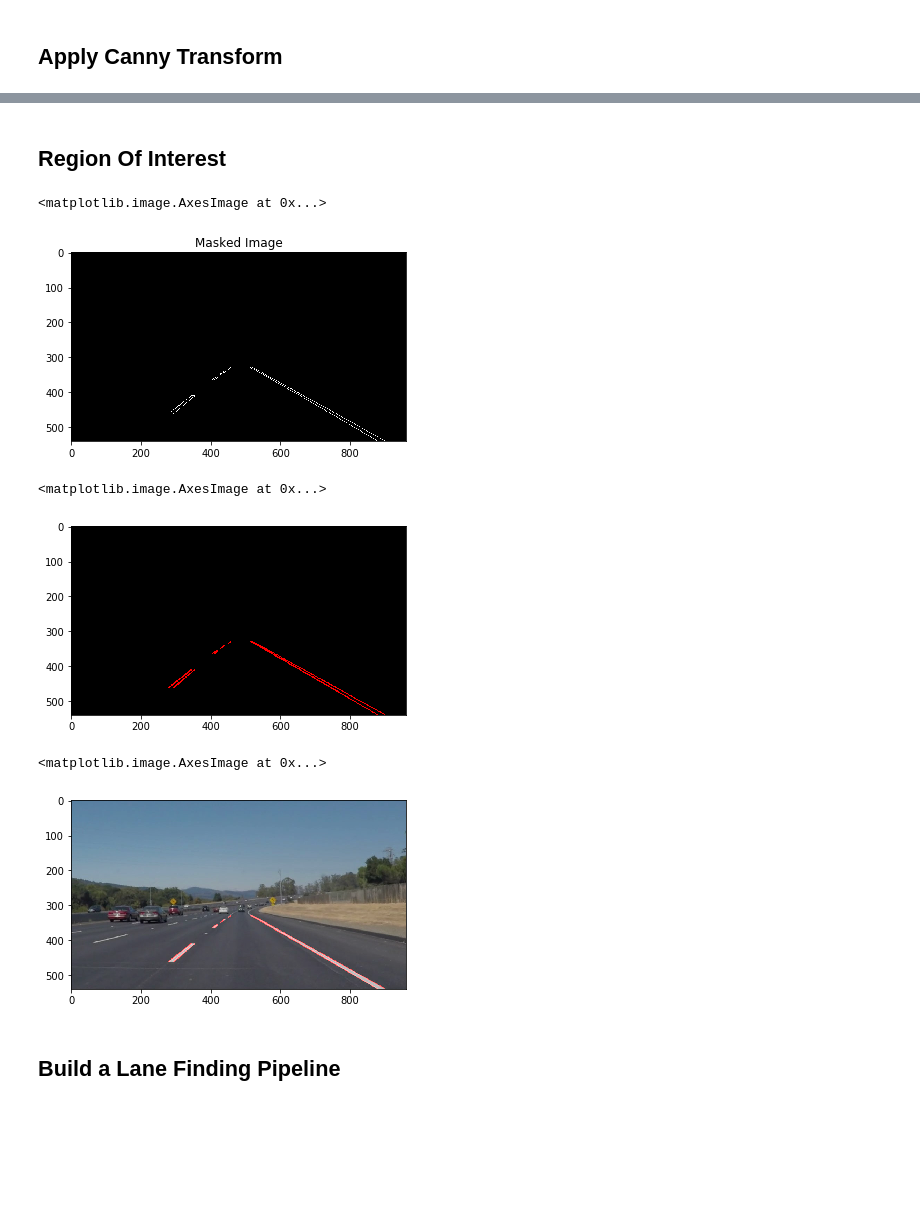
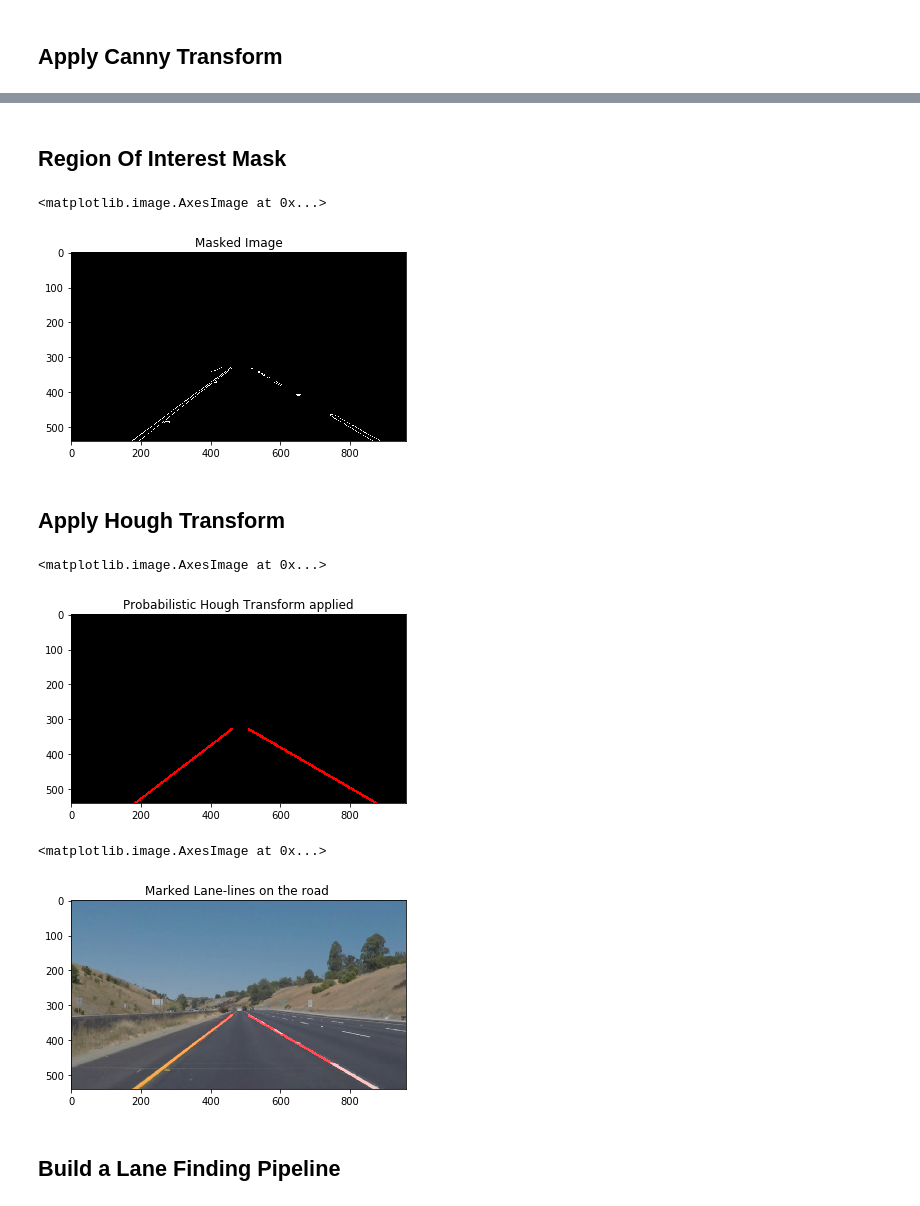
Before and after one commit to aravindk2604/P1_Lane_Lines, a Jupyter notebook: aravind.ipynb, the cells around one changed output, grey strips where cells are left out. Drawn from its saved outputs; the diff is of its cells as text; code cells hidden in the pictures; blank space fills up the shorter version.

```diff
--- a/aravind.ipynb
+++ b/aravind.ipynb
@@ -15,7 +29,7 @@ import cv2
 ## Read in an image
 # %%
 # input image
-image = mpimg.imread('test_images/solidWhiteCurve.jpg')
+image = mpimg.imread('test_images/whiteCarLaneSwitch.jpg')
 
 # print out the stats of the image and plot it
 print('This image is: ', type(image), 'with dimensions: ', image.shape)
@@ -127,9 +191,9 @@ print(c_img.shape)
 # %% [markdown]
-## Region Of Interest
+## Region Of Interest Mask
 # %%
 # define the vertices of the polygon mask
-top_left = [410,330]
-top_right = [550,330]
+top_left = [415,330]
+top_right = [545,330]
 bottom_left = [150,540]
 bottom_right = [900,540]
 polyGon = np.array([[(top_left[0], top_left[1]),\
@@ -141,19 +205,25 @@ plt.title('Masked Image')
 plt.imshow(roi_img, cmap='gray')
 # %% [output]
 <matplotlib.image.AxesImage at 0x...>
-[figure, old version]
+[figure, new version]
+# %% [markdown]
+## Apply Hough Transform
 # %%
-h_img = houghTransform(roi_img, rho=2, theta=(np.pi/180), threshold=18, min_line_len=5, max_line_gap=4)
+# uses the modified 'draw_lines_extrapolation' helper function to draw lines on the masked image
+h_img = houghTransform(roi_img, rho=2, theta=(np.pi/180), threshold=18, min_line_len=50, max_line_gap=4)
+plt.title('Probabilistic Hough Transform applied')
 plt.imshow(h_img)
 # %% [output]
 <matplotlib.image.AxesImage at 0x...>
-[figure, old version]
+[figure, new version]
-# %%
-inter_img = weighted_img(h_img, image )
-plt.imshow(inter_img)
-# %% [output]
-<matplotlib.image.AxesImage at 0x...>
-[figure, removed]
+# %%
+# Final output of the original image overlaying lane-lines
+inter_img = weighted_img(h_img, image )
+plt.title('Marked Lane-lines on the road ')
+plt.imshow(inter_img)
+# %% [output]
+<matplotlib.image.AxesImage at 0x...>
+[figure, added]
 # %% [markdown]
 ## Build a Lane Finding Pipeline
 # %%
```
Also changed, not shown: parts of 18 cells of this notebook, 17 other files.
